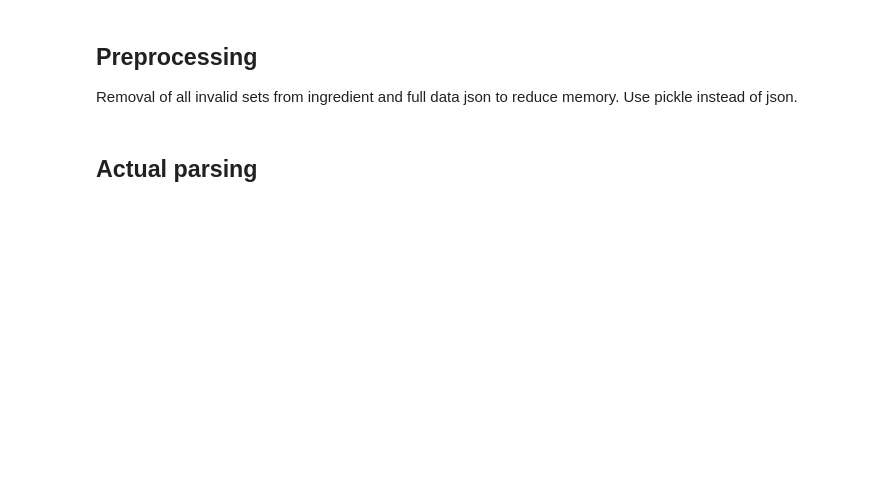
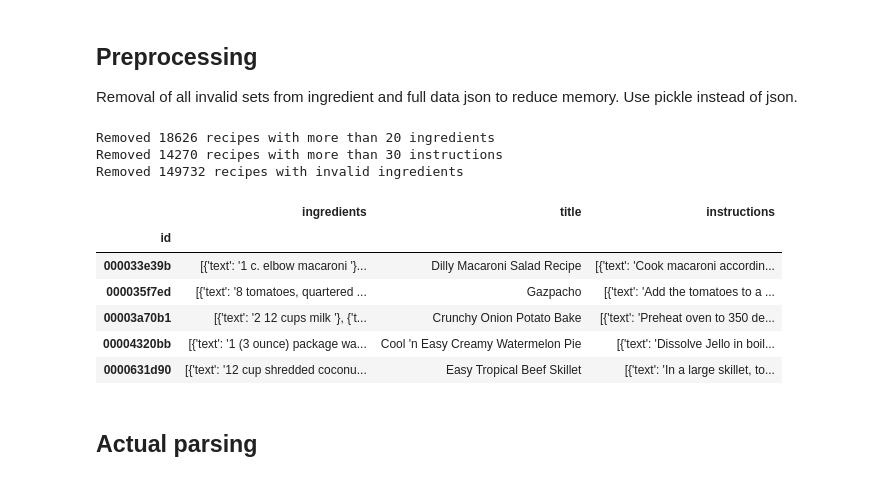
Before and after one commit to mscholl96/mad-recime, a Jupyter notebook: data/recipe1M/parser/parser.ipynb, the cells around one changed output. Cells and saved outputs as stored; diff of their text form; code cells hidden in the pictures; blank space fills up the shorter version.

```diff
--- a/data/recipe1M/parser/parser.ipynb
+++ b/data/recipe1M/parser/parser.ipynb
@@ -32,48 +42,71 @@ In our first attempt we want to make use of the parsed ingredient list and only
 ## Preprocessing
 Removal of all invalid sets from ingredient and full data json to reduce memory. Use pickle instead of json.
 # %%
-ingredient_file = FILE_DIR + 'ingSub.json'
-layer1_file = FILE_DIR + 'layer1_stripped.json'
+ingredient_data = None
+recipe_data = None
+ingredient_file = FILE_DIR + 'det_ingrs.json'
+layer1_file = FILE_DIR + 'layer1.json'
 
-ingredient_out = FILE_DIR + 'det_ingrs_valid.pkl'
-layer1_out = FILE_DIR + 'layer1_valid.pkl'
+ingredient_out = FILE_DIR + '2022_01_19/det_ingrs_valid.pkl'
+layer1_out = FILE_DIR + '2022_01_19/layer1_valid.pkl'
+
+# Get data, set id as used index and drop unnecessary information
+ingredient_data = pd.read_json(ingredient_file).set_index('id')
+recipe_data = pd.read_json(layer1_file).drop(columns=['url', 'partition']).set_index('id')
+
+# Drop recipes with more than 20 ingredients
+indices = ingredient_data[[True if len(row) > 20 else False for row in ingredient_data['valid']]].index
+ingredient_data = ingredient_data.drop(indices)
+recipe_data = recipe_data.drop(indices)
+print(f'Removed {len(indices)} recipes with more than 20 ingredients')
+
+# Drop recipes with more than 30 instructions
+indices = recipe_data[[True if len(row) > 30 else False for row in recipe_data['instructions']]].index
+ingredient_data = ingredient_data.drop(indices)
+recipe_data = recipe_data.drop(indices)
+print(f'Removed {len(indices)} recipes with more than 30 instructions')
 
 # Removal of all elements in ingredient json which contain invalid entries according to the data set
-ingredient_data = pd.read_json(ingredient_file).set_index('id')
-recipe_raw_data = pd.read_json(layer1_file).set_index('id')
-
 # Get indices of ingredients which contain false valid flags
 indices = ingredient_data[[True if any(x == False for x in row) else False for row in ingredient_data['valid']]].index
-
-# Drop indices from ingredient data
 ingredient_data = ingredient_data.drop(indices).drop(columns=['valid'])
-
-# Remove data from raw recipes where id matches
-recipe_mod = recipe_raw_data.drop(indices).drop(columns=['url', 'partition'])
+recipe_data = recipe_data.drop(indices)
+print(f'Removed {len(indices)} recipes with invalid ingredients')
 
 # Remove fractions from raw ingredients
 fractionRegex = re.compile("[0-9]+/[0-9]+")
-for _, recipe in recipe_mod.iterrows():
+for _, recipe in recipe_data.iterrows():
     ingredients_mod = []
     for ingredient in recipe['ingredients']:
         ingredient_mod = ""
         for word in ingredient['text'].split(' '):
             match = re.match(fractionRegex, word)
             if match:
                 numbers = match.group(0).split('/')
 
                 float_representation = int(numbers[0])/int(numbers[1])
                 ingredient_mod += f'{float_representation} '
             else:
                 ingredient_mod += f'{word} '
         ingredients_mod.append({'text': ingredient_mod})
     recipe['ingredients'] = ingredients_mod
 
 # Save data to pickle (it's faster)
 ingredient_data.to_pickle(ingredient_out)
-recipe_mod.to_pickle(layer1_out)
+recipe_data.to_pickle(layer1_out)
 
-recipe_mod.head(5)
+recipe_data.head(5)
+# %% [output]
+Removed 18626 recipes with more than 20 ingredients
+Removed 14270 recipes with more than 30 instructions
+Removed 149732 recipes with invalid ingredients
+|  | ingredients | title | instructions |
+| id |  |  |  |
+| 000033e39b | [{'text': '1 c. elbow macaroni '}... | Dilly Macaroni Salad Recipe | [{'text': 'Cook macaroni accordin... |
+| 000035f7ed | [{'text': '8 tomatoes, quartered ... | Gazpacho | [{'text': 'Add the tomatoes to a ... |
+| 00003a70b1 | [{'text': '2 12 cups milk '}, {'t... | Crunchy Onion Potato Bake | [{'text': 'Preheat oven to 350 de... |
+| 00004320bb | [{'text': '1 (3 ounce) package wa... | Cool 'n Easy Creamy Watermelon Pie | [{'text': 'Dissolve Jello in boil... |
+| 0000631d90 | [{'text': '12 cup shredded coconu... | Easy Tropical Beef Skillet | [{'text': 'In a large skillet, to... |
 # %% [markdown]
 ## Actual parsing
 # %%
```
Also changed, not shown: parts of 8 cells of this notebook.
